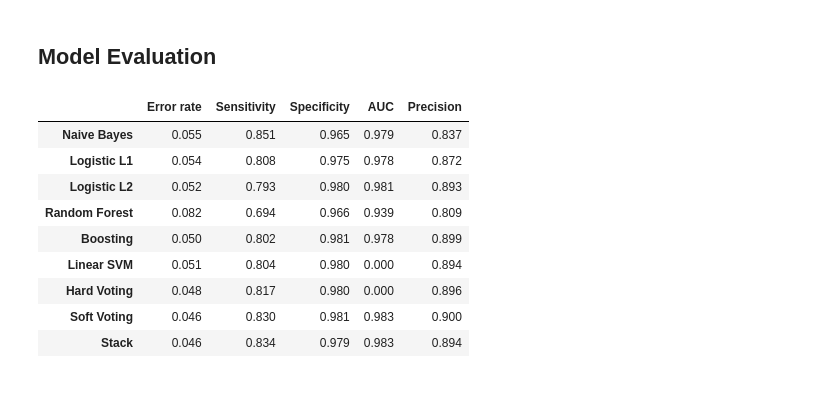
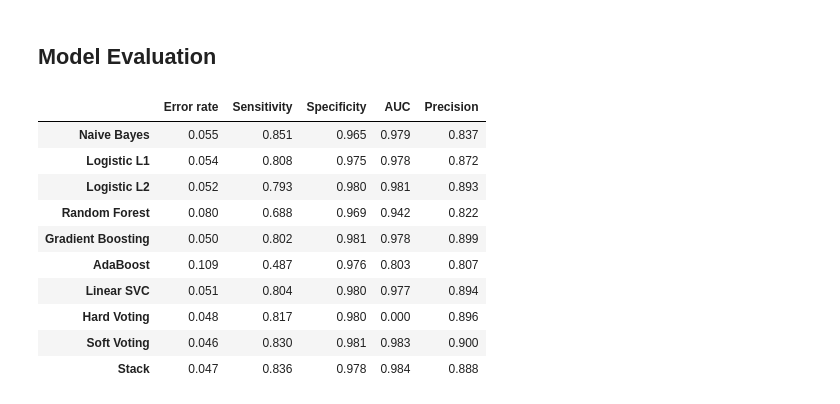
Before and after one commit to mscharth/ml-workshop, a Jupyter notebook: 07 Ensembles and Stacking.ipynb, the cells around one changed output. Drawn from its saved outputs; the diff is of its cells as text; code cells hidden in the pictures.

```diff
--- a/07 Ensembles and Stacking.ipynb
+++ b/07 Ensembles and Stacking.ipynb
@@ -279,7 +306,9 @@ The stacking classifier from mlxtend is not compatible with XGBoost in our setti
 %%time
 from mlxtend.classifier import StackingCVClassifier
 
-stack = StackingCVClassifier([nbc, logit_l1, logit_l2], use_probas=True, meta_classifier = LogisticRegression(C=1e4),
-                             store_train_meta_features=True)
-stack.fit(X_train.todense(), y_train.ravel())
+stack = StackingCVClassifier([nbc, logit_l1, logit_l2, gb], use_probas=True, meta_classifier = LogisticRegression(C=1e4), cv=5)
+stack.fit(X_train.todense(), y_train)
+
+# The stacking class is not compatible with sparse matrices, which considerably slows down training
+# Remove XGboost, or replace it with LightGBM, for faster results
 # %% [output]
@@ -289,48 +318,47 @@ Wall time: 1min 45s
 # %%
 columns=['Error rate', 'Sensitivity', 'Specificity', 'AUC', 'Precision']
 rows=['Naive Bayes', 'Logistic L1', 'Logistic L2', 'Random Forest',
-      'Boosting', 'Linear SVM', 'Hard Voting', 'Soft Voting', 'Stack']
+      'Gradient Boosting', 'AdaBoost', 'Linear SVC', 'Hard Voting', 'Soft Voting', 'Stack']
 
 results=pd.DataFrame(0.0, columns=columns, index=rows)
 
-methods=[nbc, logit_l1, logit_l2, rf, gb, svm, vhard, vsoft, stack]
+methods=[nbc, logit_l1, logit_l2, rf, gb, adaboost, svm, vhard, vsoft, stack]
 
 y_prob = np.zeros((len(test), len(rows)))
 
 for i, method in enumerate(methods):
 
-    if i < 8:
+    if method != stack:
         y_pred = method.predict(X_test)
     else:
         y_pred = method.predict(X_test.todense())
 
-
-    try:  # this try block is necessary because hard voting and SVM are not compatible with probability predictions
-        if i < 8:
+    if method not in [svm, vhard, stack]: # svm and vhard do not predict probabilities
             y_prob[:, i] = method.predict_proba(X_test)[:,1]
             results.iloc[i,3]=  roc_auc_score(y_test, y_prob[:,i])
-        else:
-            y_prob[:, i] = method.predict_proba(X_test.todense())[:,1]
-            results.iloc[i,3]=  roc_auc_score(y_test, y_prob[:,i])
-    except:
-        pass
+    elif method == svm:
+        y_df = method.decision_function(X_test)
+        results.iloc[i,3]=  roc_auc_score(y_test, y_df)
+    elif method == stack:
+        y_prob[:, i] = method.predict_proba(X_test.todense())[:,1]
+        results.iloc[i,3]=  roc_auc_score(y_test, y_prob[:,i])
 
     confusion  = confusion_matrix(y_test, y_pred)
     results.iloc[i,0]=  1 - accuracy_score(y_test, y_pred)
     results.iloc[i,1]=  confusion[1,1]/np.sum(confusion[1,:])
     results.iloc[i,2]=  confusion[0,0]/np.sum(confusion[0,:])
-
     results.iloc[i,4]=  precision_score(y_test, y_pred)
 
 results.round(3)
 # %% [output]
 |  | Error rate | Sensitivity | Specificity | AUC | Precision |
 | Naive Bayes | 0.055 | 0.851 | 0.965 | 0.979 | 0.837 |
 | Logistic L1 | 0.054 | 0.808 | 0.975 | 0.978 | 0.872 |
 | Logistic L2 | 0.052 | 0.793 | 0.980 | 0.981 | 0.893 |
-| Random Forest | 0.082 | 0.694 | 0.966 | 0.939 | 0.809 |
-| Boosting | 0.050 | 0.802 | 0.981 | 0.978 | 0.899 |
-| Linear SVM | 0.051 | 0.804 | 0.980 | 0.000 | 0.894 |
+| Random Forest | 0.080 | 0.688 | 0.969 | 0.942 | 0.822 |
+| Gradient Boosting | 0.050 | 0.802 | 0.981 | 0.978 | 0.899 |
+| AdaBoost | 0.109 | 0.487 | 0.976 | 0.803 | 0.807 |
+| Linear SVC | 0.051 | 0.804 | 0.980 | 0.977 | 0.894 |
 | Hard Voting | 0.048 | 0.817 | 0.980 | 0.000 | 0.896 |
 | Soft Voting | 0.046 | 0.830 | 0.981 | 0.983 | 0.900 |
-| Stack | 0.046 | 0.834 | 0.979 | 0.983 | 0.894 |
+| Stack | 0.047 | 0.836 | 0.978 | 0.984 | 0.888 |
```
Also changed, not shown: parts of 14 cells of this notebook.
